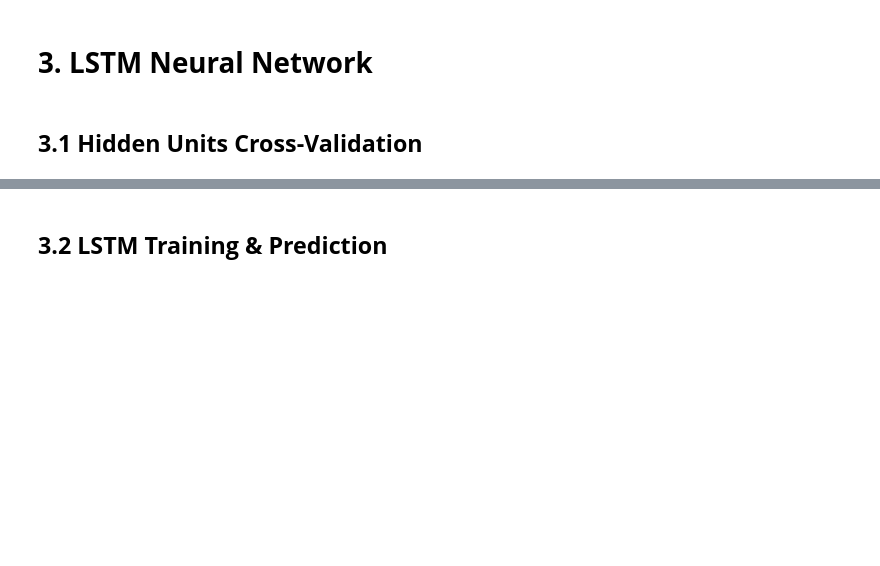
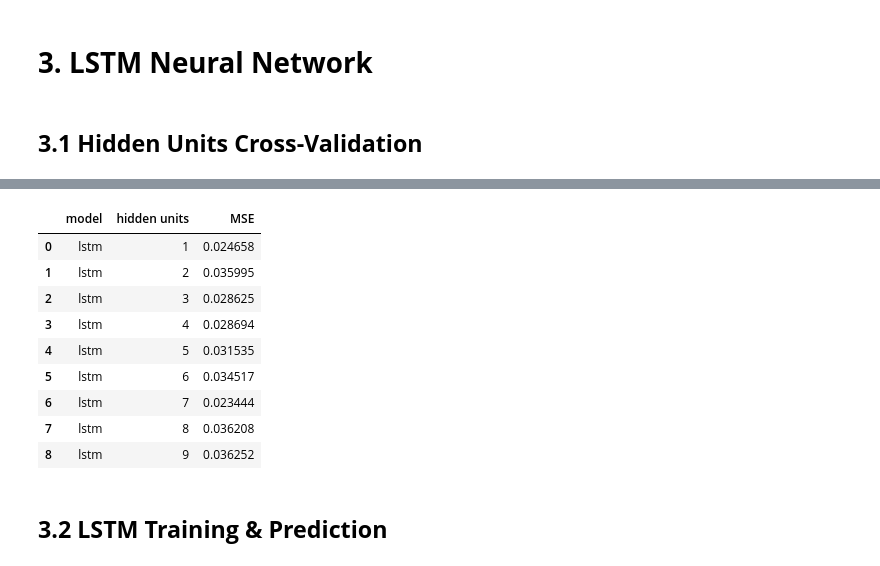
Before and after one commit to lameche99/Realized_Volatility_RNN, a Jupyter notebook: project.ipynb, the cells around one changed output, grey strips where cells are left out. Saved outputs shown, nothing was run; the diff lists cells and outputs as text; code cells hidden in the pictures; blank space fills up the shorter version.

```diff
--- a/project.ipynb
+++ b/project.ipynb
@@ -109,6 +219,19 @@ for i in range(1, MAX_UNITS + 1):
 # %%
 results_lstm = pd.DataFrame.from_dict(results_lstm)
 lstm_units = results_lstm.loc[results_lstm.MSE == results_lstm.MSE.min()]['hidden units'].values[0]
+# %%
+results_lstm
+# %% [output]
+|  | model | hidden units | MSE |
+| 0 | lstm | 1 | 0.024658 |
+| 1 | lstm | 2 | 0.035995 |
+| 2 | lstm | 3 | 0.028625 |
+| 3 | lstm | 4 | 0.028694 |
+| 4 | lstm | 5 | 0.031535 |
+| 5 | lstm | 6 | 0.034517 |
+| 6 | lstm | 7 | 0.023444 |
+| 7 | lstm | 8 | 0.036208 |
+| 8 | lstm | 9 | 0.036252 |
 # %% [markdown]
 ## **3.2 LSTM Training & Prediction**
 # %%
```
Also changed, not shown: parts of 21 cells of this notebook, 2 other files.
